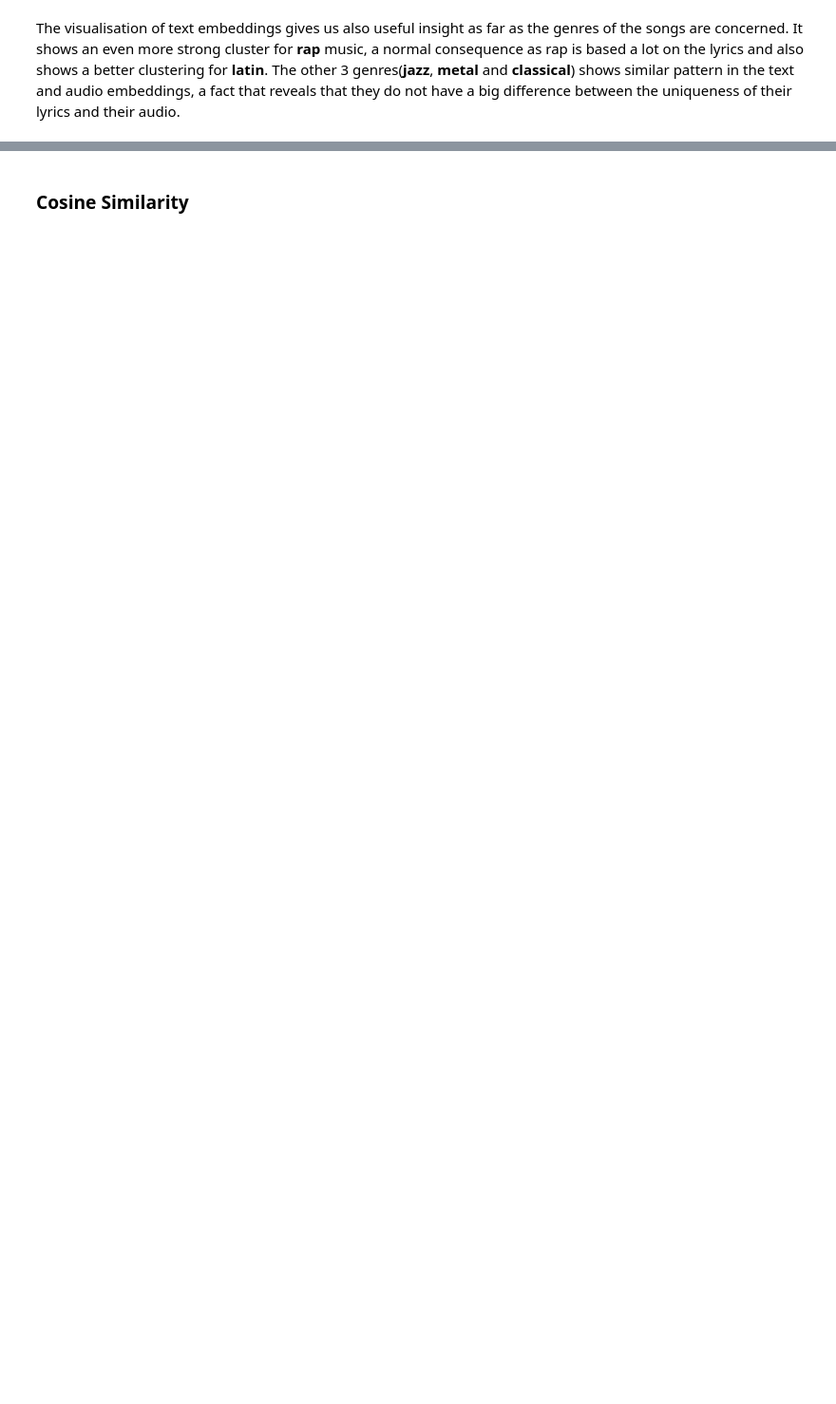
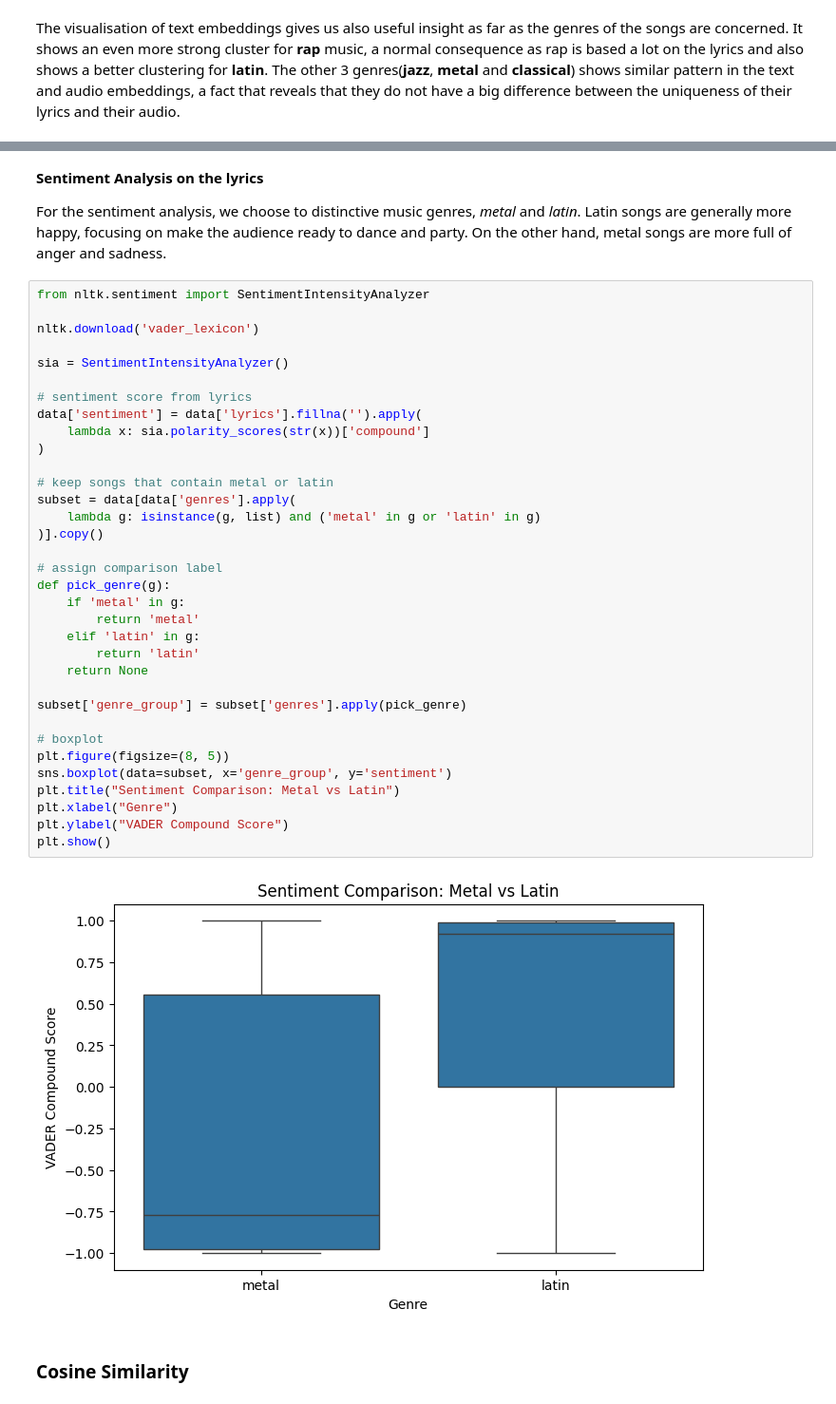
Before and after one commit to Oiko8/Multimodal-Music-Analysis, a Jupyter notebook: part1(oiko).ipynb, the cells around one changed output, grey strips where cells are left out. Shown at 95% size. Cells and saved outputs as stored; diff of their text form; blank space fills up the shorter version.

```diff
--- a/part1(oiko).ipynb
+++ b/part1(oiko).ipynb
@@ -573,3 +667,43 @@ The visualisation of text embeddings gives us also useful insight as far as the
+# %% [markdown]
+**Sentiment Analysis on the lyrics**
+
+For the sentiment analysis, we choose to distinctive music genres, *metal* and *latin*. Latin songs are generally more happy, focusing on make the audience ready to dance and party. On the other hand, metal songs are more full of anger and sadness.
+# %%
+from nltk.sentiment import SentimentIntensityAnalyzer
+
+nltk.download('vader_lexicon')
+
+sia = SentimentIntensityAnalyzer()
+
+# sentiment score from lyrics
+data['sentiment'] = data['lyrics'].fillna('').apply(
+    lambda x: sia.polarity_scores(str(x))['compound']
+)
+
+# keep songs that contain metal or latin
+subset = data[data['genres'].apply(
+    lambda g: isinstance(g, list) and ('metal' in g or 'latin' in g)
+)].copy()
+
+# assign comparison label
+def pick_genre(g):
+    if 'metal' in g:
+        return 'metal'
+    elif 'latin' in g:
+        return 'latin'
+    return None
+
+subset['genre_group'] = subset['genres'].apply(pick_genre)
+
+# boxplot
+plt.figure(figsize=(8, 5))
+sns.boxplot(data=subset, x='genre_group', y='sentiment')
+plt.title("Sentiment Comparison: Metal vs Latin")
+plt.xlabel("Genre")
+plt.ylabel("VADER Compound Score")
+plt.show()
+# %% [output]
+[figure, added]
 # %% [markdown]
 ### **Cosine Similarity**
 # %%
```
Also changed, not shown: parts of 23 cells of this notebook.
